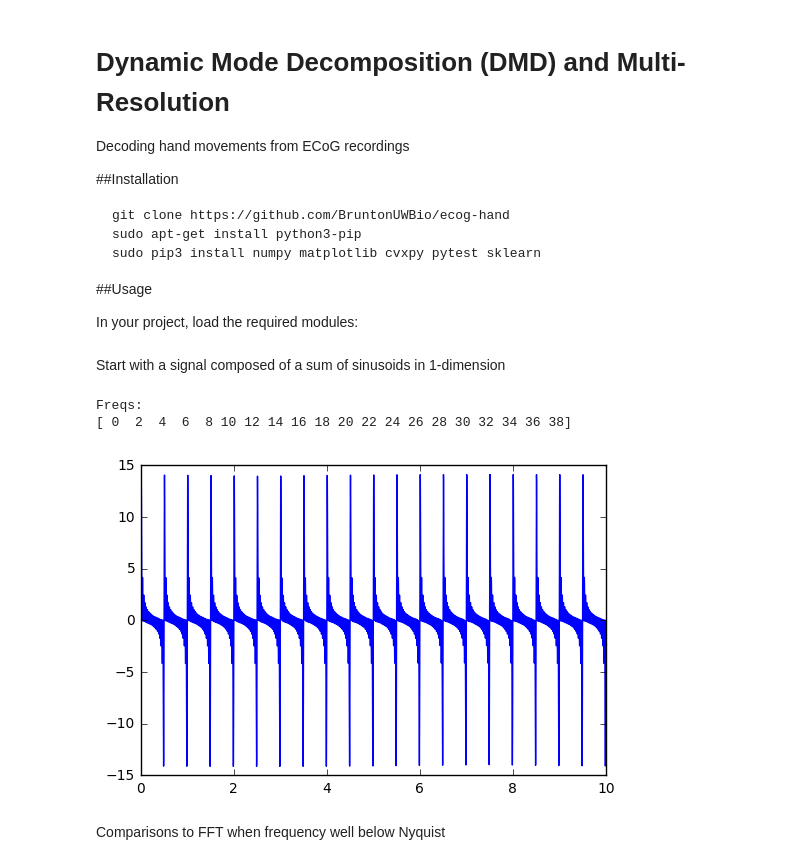
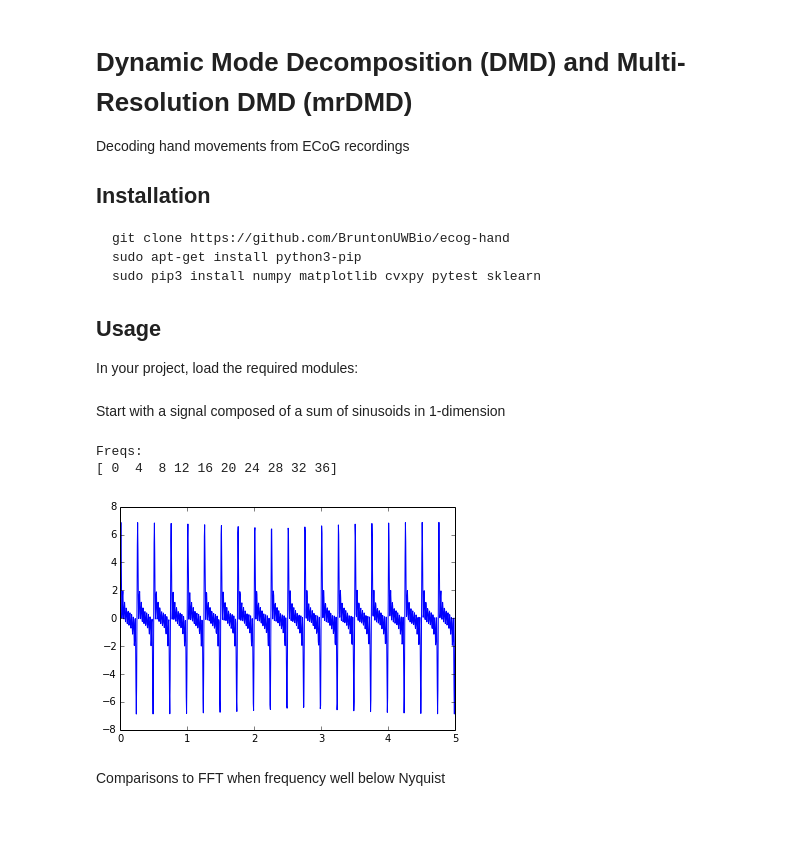
Before and after one commit to kdmarrett/dmd, a Jupyter notebook: readme.ipynb, the cells around one changed output. Cells and saved outputs as stored; diff of their text form; code cells hidden in the pictures; blank space fills up the shorter version.

````diff
--- a/readme.ipynb
+++ b/readme.ipynb
@@ -1,14 +1,14 @@
 # %% [markdown]
-# Dynamic Mode Decomposition (DMD) and Multi-Resolution
+# Dynamic Mode Decomposition (DMD) and Multi-Resolution DMD (mrDMD)
 Decoding hand movements from ECoG recordings
 
-##Installation
+## Installation
 ```Bash
 git clone https://github.com/BruntonUWBio/ecog-hand
 sudo apt-get install python3-pip
 sudo pip3 install numpy matplotlib cvxpy pytest sklearn
 ```
-##Usage
+## Usage
 
 In your project, load the required modules:
 # %%
@@ -21,24 +19,24 @@ from helperFunctions import *
 # %% [markdown]
 Start with a signal composed of a sum of sinusoids in 1-dimension
 # %%
-dt = .001
-N = 5000
-t = np.linspace(0, 10, N)
+dt = 1/200
+N = 1000
+t = np.linspace(0, 5, N)
 amp = 1
 freq_max = 40
 freqs = np.arange(freq_max)
-freqs = freqs[::2]
+freqs = freqs[::4]
 print('Freqs: ')
 print(freqs)
 
 X = buildX(freqs, t)
 plt.figure()
 plt.plot(t, X[0,:])
 plt.show()
 # %% [output]
 Freqs:
-[ 0  2  4  6  8 10 12 14 16 18 20 22 24 26 28 30 32 34 36 38]
+[ 0  4  8 12 16 20 24 28 32 36]
-[figure, old version]
+[figure, new version]
 # %% [markdown]
 Comparisons to FFT when frequency well below Nyquist
 # %%
````
Also changed, not shown: parts of 3 cells of this notebook, 8 other files.
